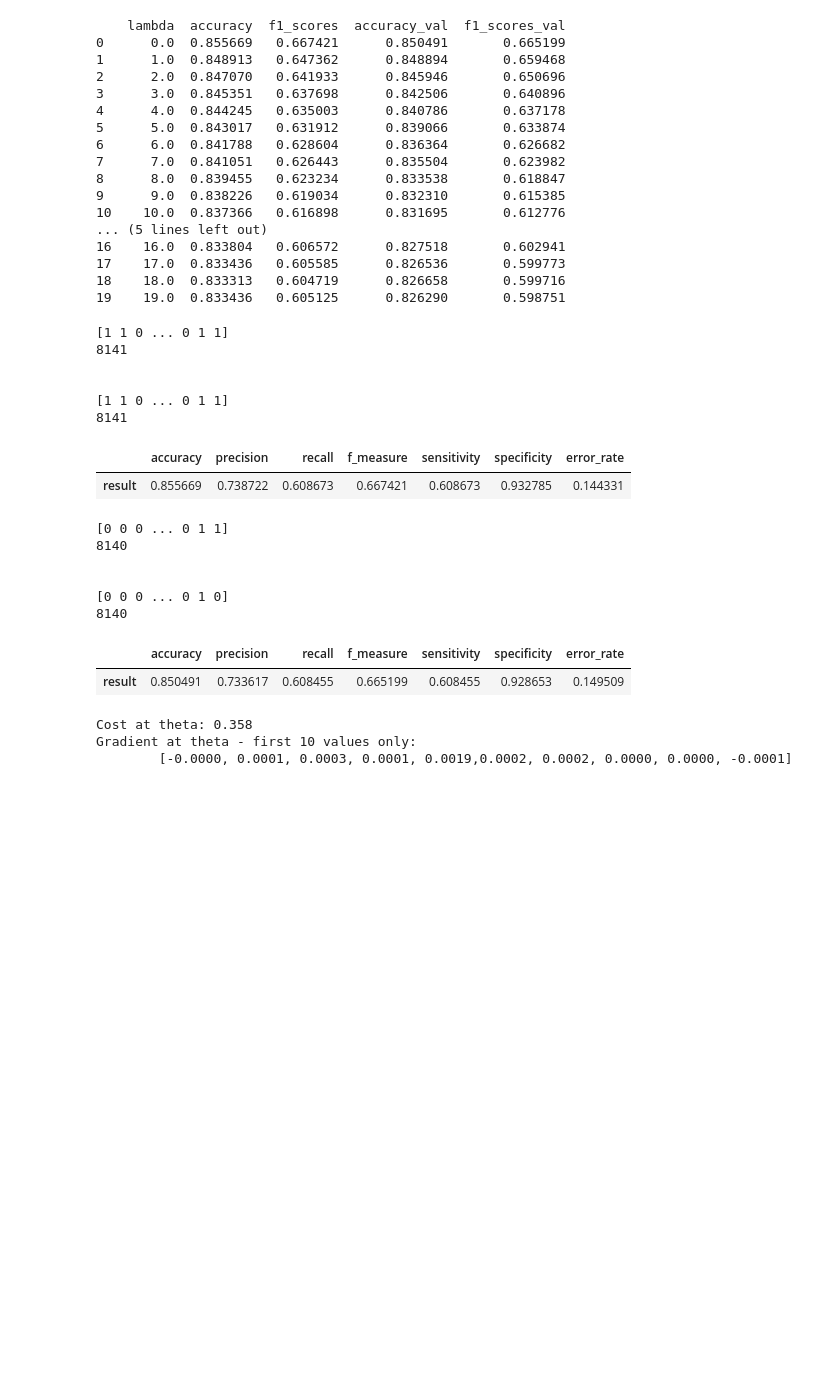
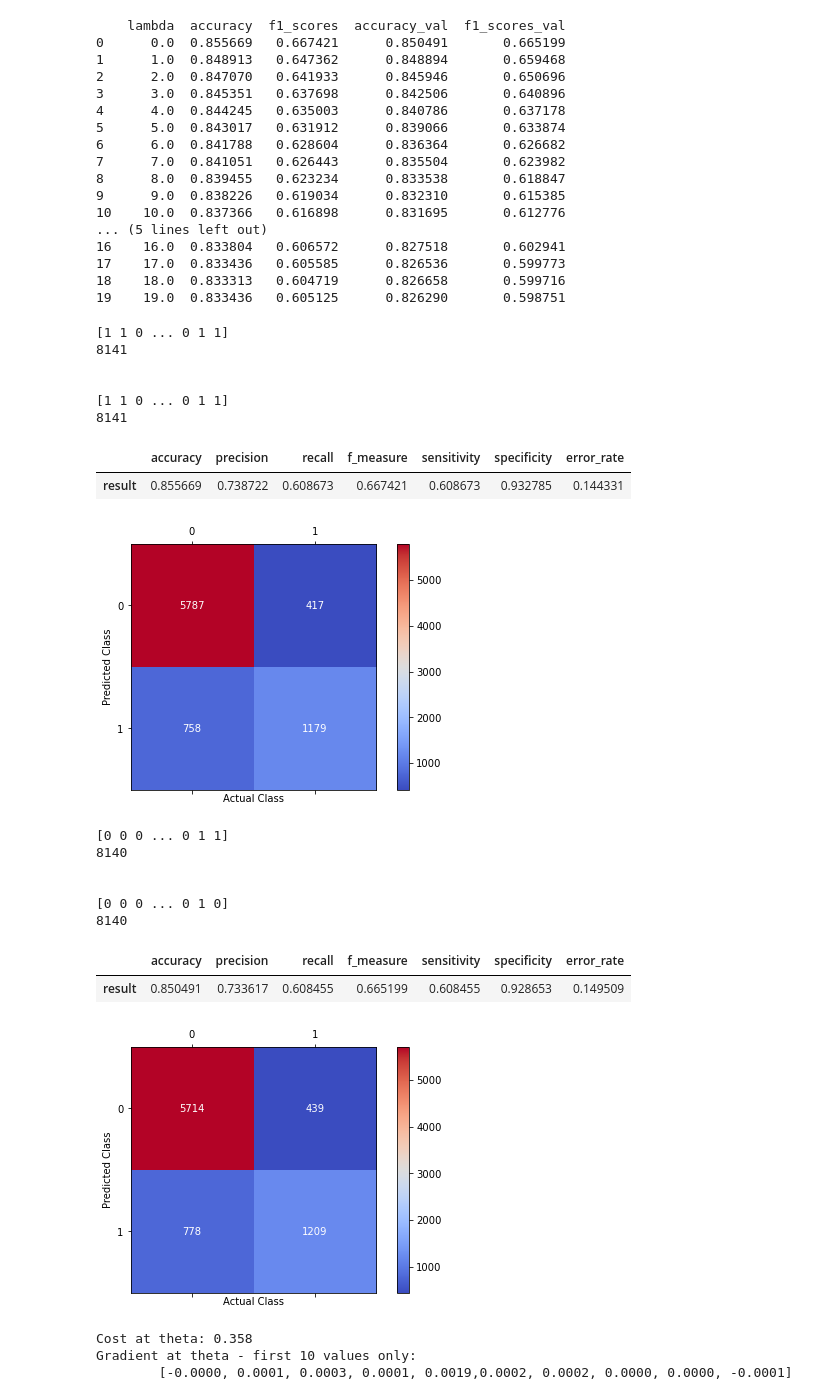
Before and after one commit to Patcast/IncomeAdultClassification, a Jupyter notebook: LogisticRegression.ipynb, the cells around one changed output. Saved outputs shown, nothing was run; the diff lists cells and outputs as text; code cells hidden in the pictures; blank space fills up the shorter version.

```diff
--- a/LogisticRegression.ipynb
+++ b/LogisticRegression.ipynb
@@ -683,3 +685,34 @@ def model_evaluation(actual, pred):
+# %%
+def confusion_matrix_plotter(val, pred):
+    from sklearn.metrics import confusion_matrix
+    from matplotlib.colors import LinearSegmentedColormap
+    labels = list(range(2))
+    #print(labels)
+
+    cm = confusion_matrix(val, pred, labels=labels )
+    fig = plt.figure()
+    ax = fig.add_subplot(111)
+
+    colors = [(1, 0, 0), (0, 1, 0)]
+    cmap = LinearSegmentedColormap.from_list('custom', colors, N=2)
+    cax = ax.matshow(cm,cmap="coolwarm")
+
+    fig.colorbar(cax)
+    ax.set_xticks(labels)
+    ax.set_yticks(labels)
+    ax.set_xticklabels(labels)
+    ax.set_yticklabels(labels)
+
+    # add numbers to squares
+    for i in range(cm.shape[0]):
+        for j in range(cm.shape[1]):
+            ax.text(j, i, cm[i, j], ha='center', va='center',color='white')
+
+
+    plt.tight_layout()
+    plt.ylabel("Predicted Class")
+    plt.xlabel("Actual Class")
+    plt.show()
 # %% [markdown]
 ## Data Preparation
 # %%
@@ -984,33 +1017,39 @@ p = predict(theta, Xtest)
 print(p.astype(int))
 print(len(p))
 print('\n')
 print(ytest.flatten())
 print(len(ytest))
 print('\n')
 result = model_evaluation(ytest[:,0], p)
 table = pd.DataFrame([result],index = ['result'])
 display(table)
+print('\n')
+confusion_matrix_plotter(ytest,p)
 
 print('\n\n')
+
 p = predict(theta, Xval)
 print(p.astype(int))
 print(len(p))
 print('\n')
 print(yval.flatten())
 print(len(yval))
 print('\n')
 result = model_evaluation(yval[:,0], p)
 table = pd.DataFrame([result],index = ['result'])
 display(table)
+print('\n')
+confusion_matrix_plotter(yval,p)
 # %% [output]
 [1 1 0 ... 0 1 1]
 8141
 
 
 [1 1 0 ... 0 1 1]
 8141
 |  | accuracy | precision | recall | f_measure | sensitivity | specificity | error_rate |
 | result | 0.855669 | 0.738722 | 0.608673 | 0.667421 | 0.608673 | 0.932785 | 0.144331 |
+[figure, added]
 [0 0 0 ... 0 1 1]
 8140
 
@@ -1019,6 +1058,7 @@ display(table)
 8140
 |  | accuracy | precision | recall | f_measure | sensitivity | specificity | error_rate |
 | result | 0.850491 | 0.733617 | 0.608455 | 0.665199 | 0.608455 | 0.928653 | 0.149509 |
+[figure, added]
 # %%
 cost,grad = costFunctionReg(theta, Xtrain, ytrain, 1)
 # %%
```
Also changed, not shown: parts of 8 cells of this notebook.
